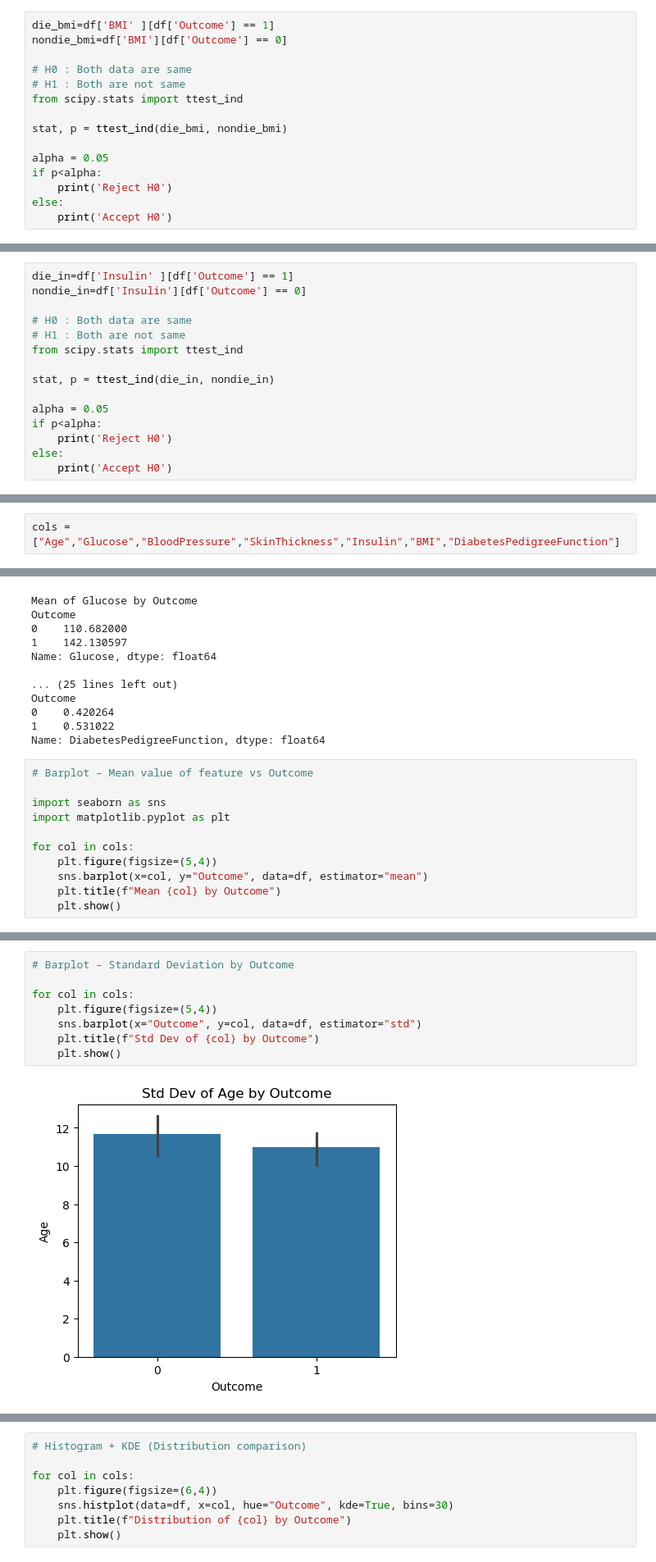
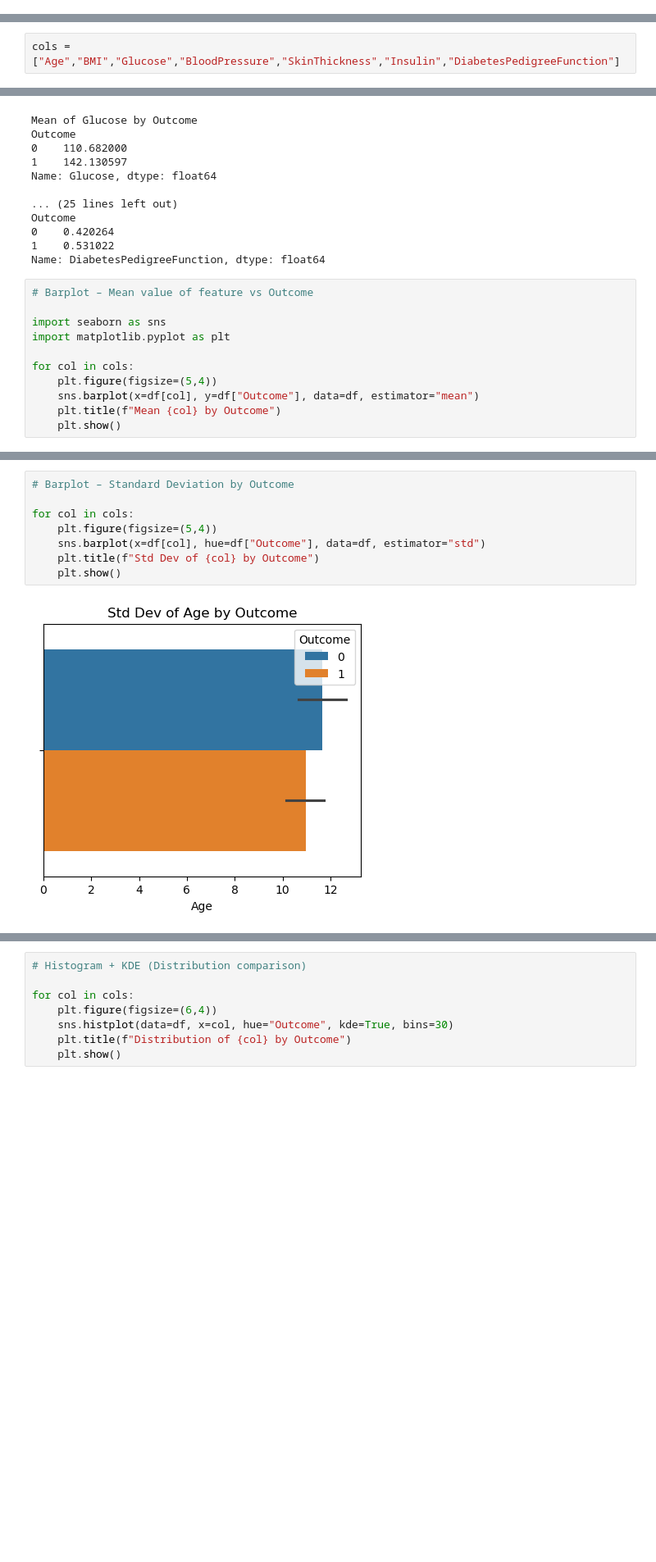
Before and after one commit to Bhavani-0728/MachineLearning, a Jupyter notebook: Logistic_Regression.ipynb, the cells around one changed output, grey strips where cells are left out. Shown at 82% size. Cells and saved outputs as stored; diff of their text form; blank space fills up the shorter version.

```diff
--- a/Logistic_Regression.ipynb
+++ b/Logistic_Regression.ipynb
@@ -258,15 +240,0 @@ Reject H0
-# %%
-die_bmi=df['BMI' ][df['Outcome'] == 1]
-nondie_bmi=df['BMI'][df['Outcome'] == 0]
-
-# H0 : Both data are same
-# H1 : Both are not same
-from scipy.stats import ttest_ind
-
-stat, p = ttest_ind(die_bmi, nondie_bmi)
-
-alpha = 0.05
-if p<alpha:
-    print('Reject H0')
-else:
-    print('Accept H0')
@@ -275,15 +240,0 @@ Reject H0
-# %%
-die_in=df['Insulin' ][df['Outcome'] == 1]
-nondie_in=df['Insulin'][df['Outcome'] == 0]
-
-# H0 : Both data are same
-# H1 : Both are not same
-from scipy.stats import ttest_ind
-
-stat, p = ttest_ind(die_in, nondie_in)
-
-alpha = 0.05
-if p<alpha:
-    print('Reject H0')
-else:
-    print('Accept H0')
@@ -317,5 +282,5 @@ DiabetesPedigreeFunction  : Reject H0
 # %%
-cols = ["Age","Glucose","BloodPressure","SkinThickness","Insulin","BMI","DiabetesPedigreeFunction"]
+cols = ["Age","BMI","Glucose","BloodPressure","SkinThickness","Insulin","DiabetesPedigreeFunction"]
 # %%
 # Mean of each feature grouped by Outcome
 
@@ -348,7 +313,7 @@ import matplotlib.pyplot as plt
 
 for col in cols:
     plt.figure(figsize=(5,4))
-    sns.barplot(x=col, y="Outcome", data=df, estimator="mean")
+    sns.barplot(x=df[col], y=df["Outcome"], data=df, estimator="mean")
     plt.title(f"Mean {col} by Outcome")
     plt.show()
 # %% [output]
@@ -362,10 +327,10 @@ for col in cols:
 # %%
 # Barplot – Standard Deviation by Outcome
 
 for col in cols:
     plt.figure(figsize=(5,4))
-    sns.barplot(x="Outcome", y=col, data=df, estimator="std")
+    sns.barplot(x=df[col], hue=df["Outcome"], data=df, estimator="std")
     plt.title(f"Std Dev of {col} by Outcome")
     plt.show()
 # %% [output]
-[figure, old version]
+[figure, new version]
```
Also changed, not shown: parts of 16 cells of this notebook.
